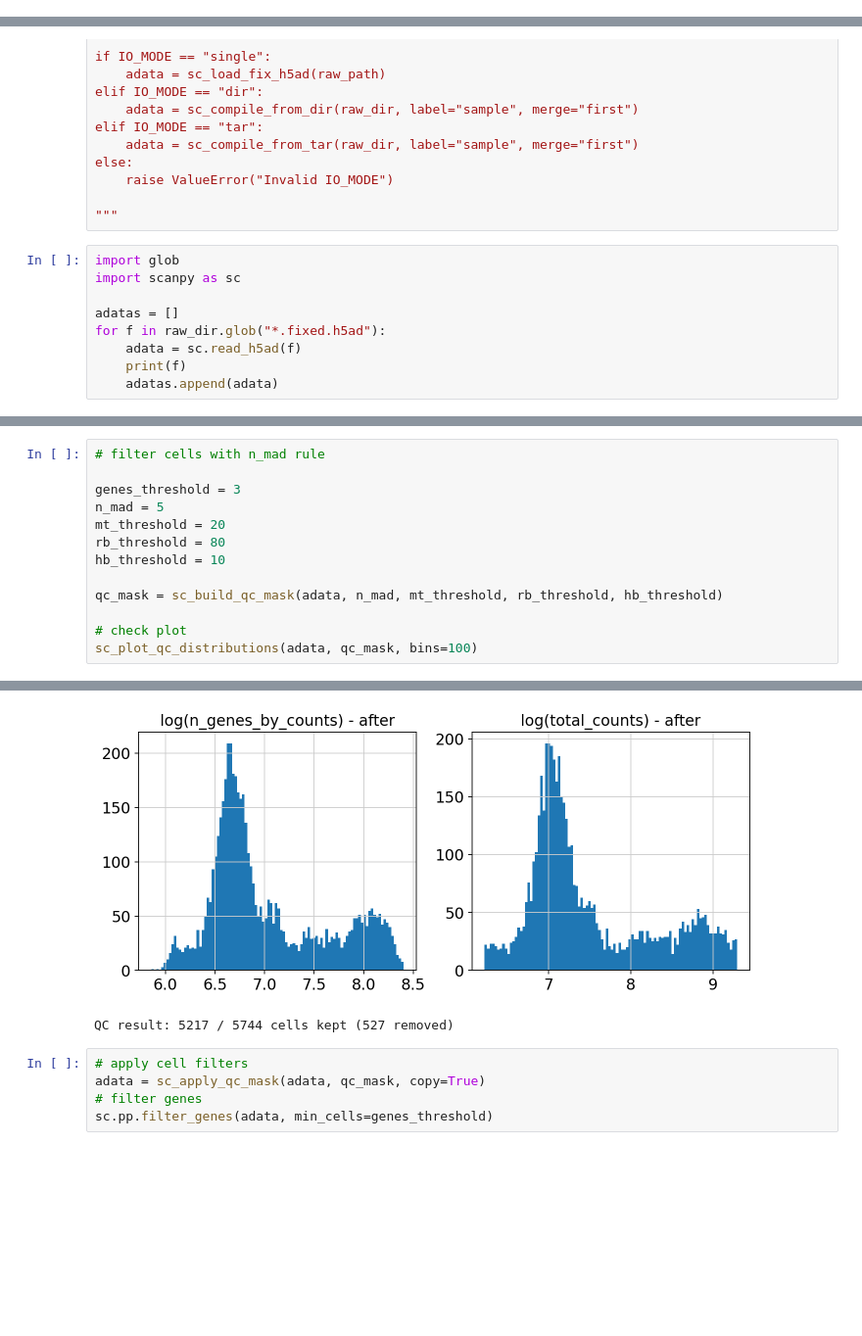
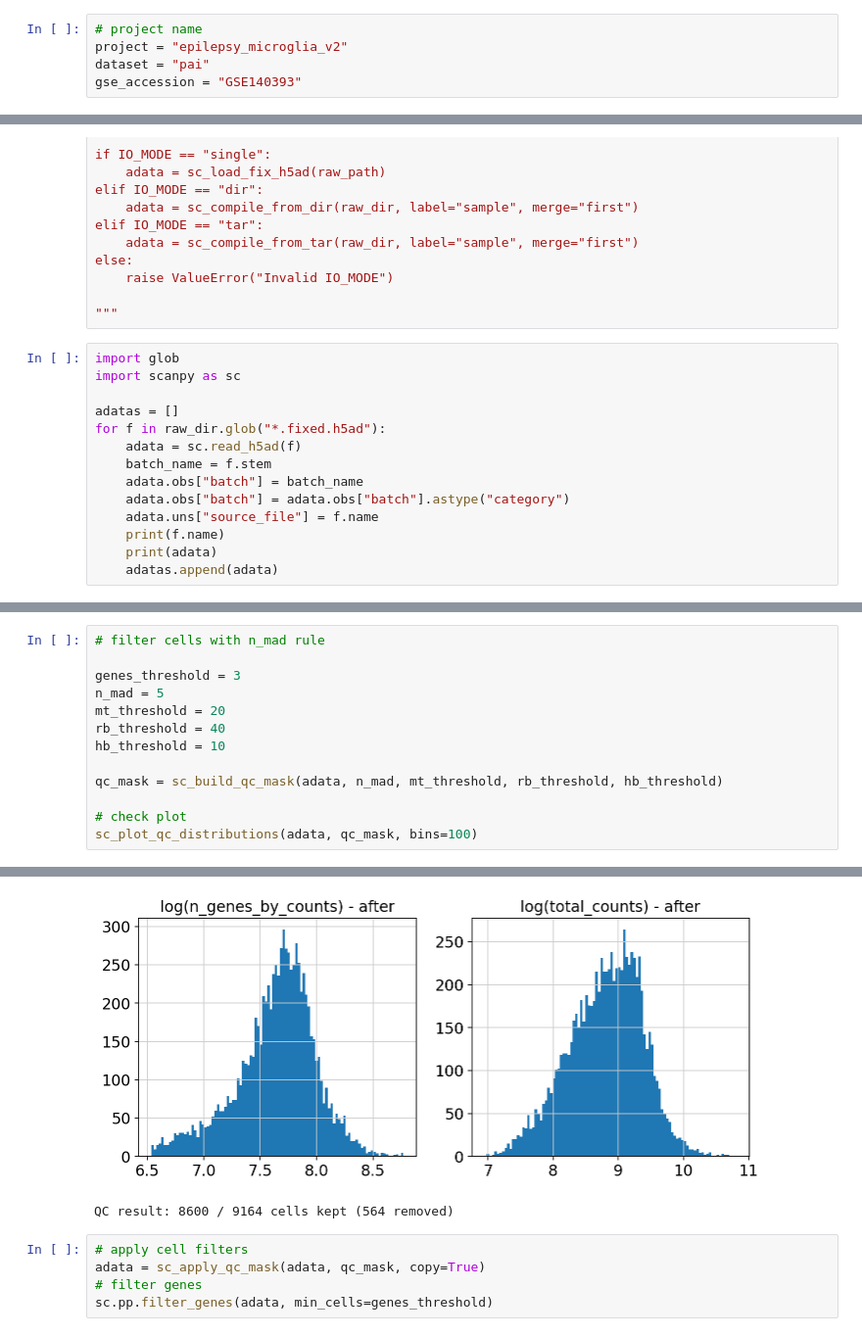
Before and after one commit to Unsogoodday/Epilepsy_Microglia, a Jupyter notebook: notebooks/2. preprocess.ipynb, the cells around one changed output, grey strips where cells are left out. Shown at 98% size. Saved outputs shown, nothing was run; the diff lists cells and outputs as text; blank space fills up the shorter version.

```diff
--- a/notebooks/2. preprocess.ipynb
+++ b/notebooks/2. preprocess.ipynb
@@ -17,5 +22,10 @@ project = "Epilepsy_Microglia"
 dataset = "thrupp"
 gse_accession = "GSE153807"
+# %%
+# project name
+project = "epilepsy_microglia_v2"
+dataset = "pai"
+gse_accession = "GSE140393"
 # %%
 # environment setting
 from src.env_utils import detect_env, get_paths
@@ -71,6 +81,11 @@ import scanpy as sc
 adatas = []
 for f in raw_dir.glob("*.fixed.h5ad"):
     adata = sc.read_h5ad(f)
-    print(f)
+    batch_name = f.stem
+    adata.obs["batch"] = batch_name
+    adata.obs["batch"] = adata.obs["batch"].astype("category")
+    adata.uns["source_file"] = f.name
+    print(f.name)
+    print(adata)
     adatas.append(adata)
 # %% [output]
@@ -141,7 +133,7 @@ WARNING: saving figure to file /home/neuro_demo_research/data_from_drive/Epileps
 genes_threshold = 3
 n_mad = 5
 mt_threshold = 20
-rb_threshold = 80
+rb_threshold = 40
 hb_threshold = 10
 
 qc_mask = sc_build_qc_mask(adata, n_mad, mt_threshold, rb_threshold, hb_threshold)
@@ -153,5 +145,5 @@ sc_plot_qc_distributions(adata, qc_mask, bins=100)
-[figure, old version]
+[figure, new version]
-QC result: 5217 / 5744 cells kept (527 removed)
+QC result: 8600 / 9164 cells kept (564 removed)
 # %%
 # apply cell filters
 adata = sc_apply_qc_mask(adata, qc_mask, copy=True)
```
Also changed, not shown: parts of 19 cells of this notebook, 6 other files.
